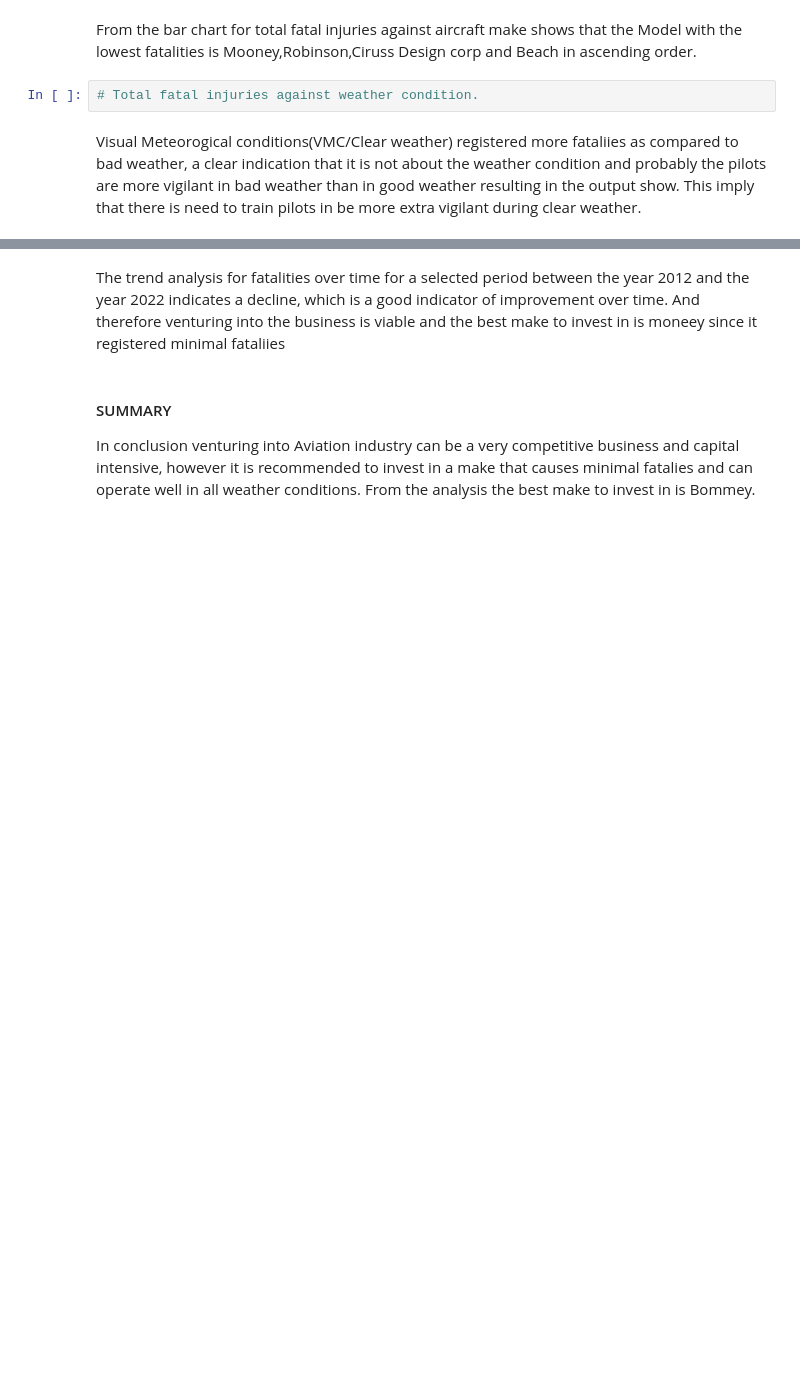
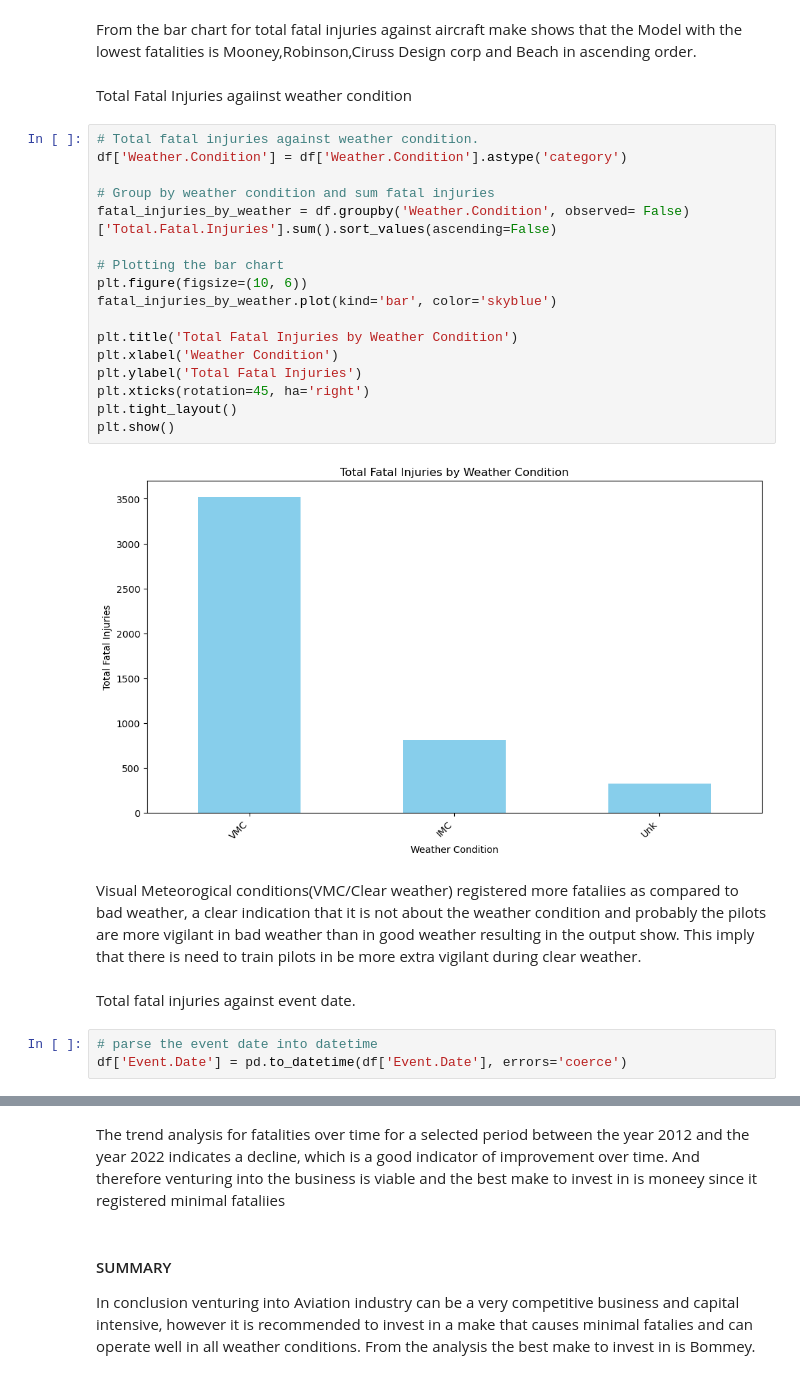
Before and after one commit to MTirop/DSF-PT11-End-of-Phase1-Project, a Jupyter notebook: Project_Phase1.ipynb, the cells around one changed output, grey strips where cells are left out. Cells and saved outputs as stored; diff of their text form; blank space fills up the shorter version.

```diff
--- a/Project_Phase1.ipynb
+++ b/Project_Phase1.ipynb
@@ -328,6 +347,30 @@ df.to_csv('cleaned_aviation_data.csv', index=False, encoding='utf-8-sig')
 # %% [markdown]
 From the bar chart for total fatal injuries against aircraft make shows that the Model with the lowest fatalities is Mooney,Robinson,Ciruss Design corp and Beach in ascending order.
-# %%
-# Total fatal injuries against weather condition.
+# %% [markdown]
+Total Fatal Injuries agaiinst weather condition
+# %%
+# Total fatal injuries against weather condition.
+df['Weather.Condition'] = df['Weather.Condition'].astype('category')
+
+# Group by weather condition and sum fatal injuries
+fatal_injuries_by_weather = df.groupby('Weather.Condition', observed= False)['Total.Fatal.Injuries'].sum().sort_values(ascending=False)
+
+# Plotting the bar chart
+plt.figure(figsize=(10, 6))
+fatal_injuries_by_weather.plot(kind='bar', color='skyblue')
+
+plt.title('Total Fatal Injuries by Weather Condition')
+plt.xlabel('Weather Condition')
+plt.ylabel('Total Fatal Injuries')
+plt.xticks(rotation=45, ha='right')
+plt.tight_layout()
+plt.show()
+# %% [output]
+[figure, added]
 # %% [markdown]
 Visual Meteorogical conditions(VMC/Clear weather) registered more fataliies as compared to bad weather, a clear indication that it is not about the weather condition and probably the pilots are more vigilant in bad weather than in good weather resulting in the output show. This imply that there is need to train pilots in be more extra vigilant during clear weather.
+# %% [markdown]
+  Total fatal injuries against event date.
+# %%
+# parse the event date into datetime
+df['Event.Date'] = pd.to_datetime(df['Event.Date'], errors='coerce')
```
Also changed, not shown: parts of 6 cells of this notebook, 2 other files.
